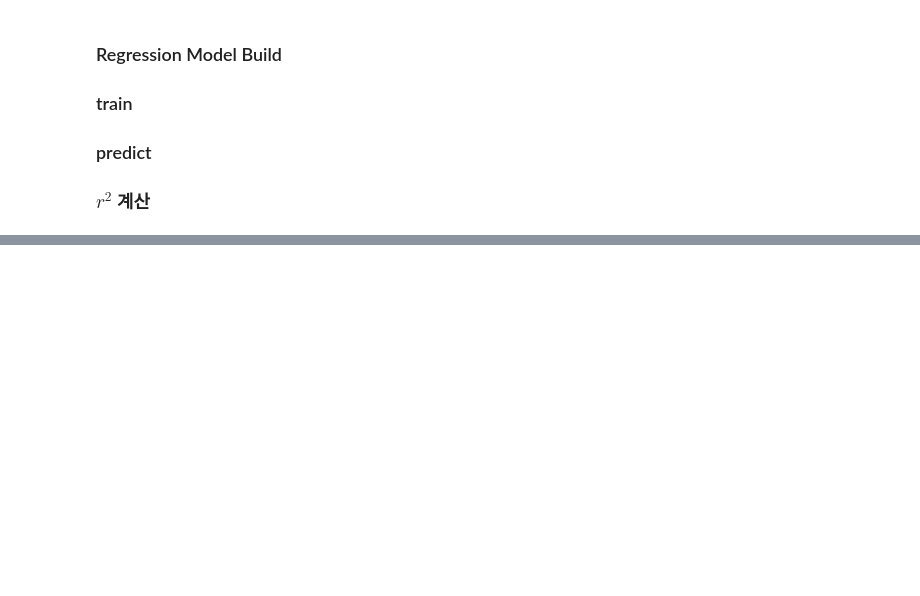
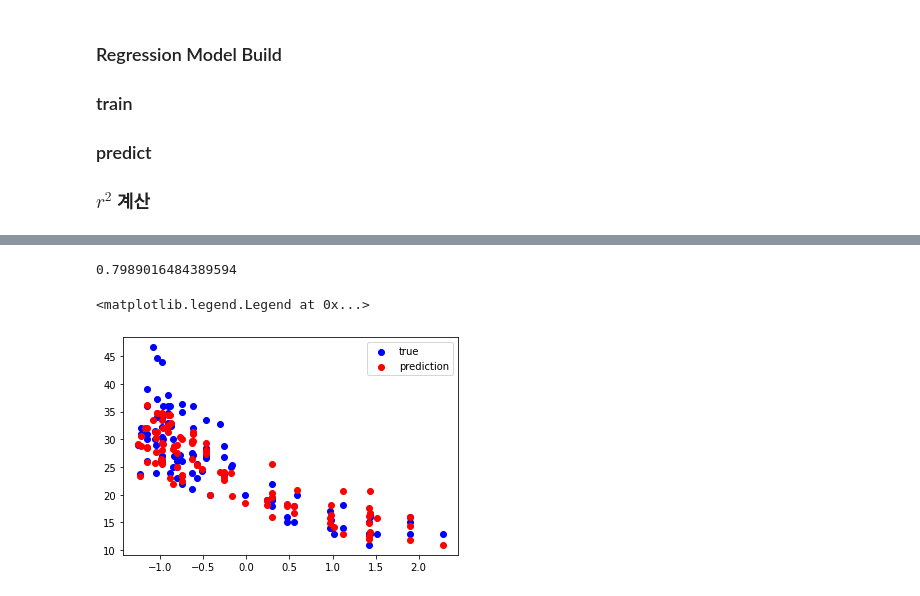
Before and after one commit to ironmanciti/ML-Basic-4Days, a Jupyter notebook: 문제풀이_100_Augo MPG Regression.ipynb, the cells around one changed output, grey strips where cells are left out. Drawn from its saved outputs; the diff is of its cells as text; code cells hidden in the pictures; blank space fills up the shorter version.

```diff
--- a/문제풀이_100_Augo MPG Regression.ipynb
+++ b/문제풀이_100_Augo MPG Regression.ipynb
@@ -124,0 +125,15 @@ plt.legend()
+# %%
+from sklearn.linear_model import LinearRegression
+lr = LinearRegression()
+lr.fit(X_train, y_train)
+y_pred = lr.predict(X_test)
+
+print(r2_score(y_test, y_pred))
+
+plt.scatter(X_test[:, 0], y_test, c='b', label="true")
+plt.scatter(X_test[:, 0], y_pred, c='r', label="prediction")
+plt.legend()
+# %% [output]
+0.7989016484389594
+<matplotlib.legend.Legend at 0x...>
+[figure, added]
```
Also changed, not shown: parts of 5 cells of this notebook, 26 other files.
